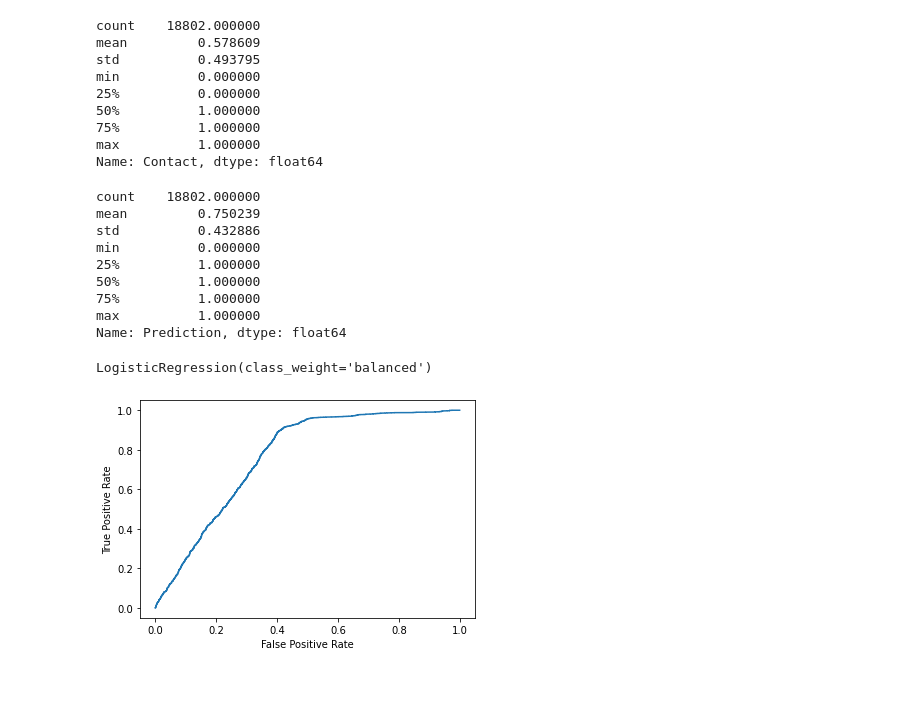
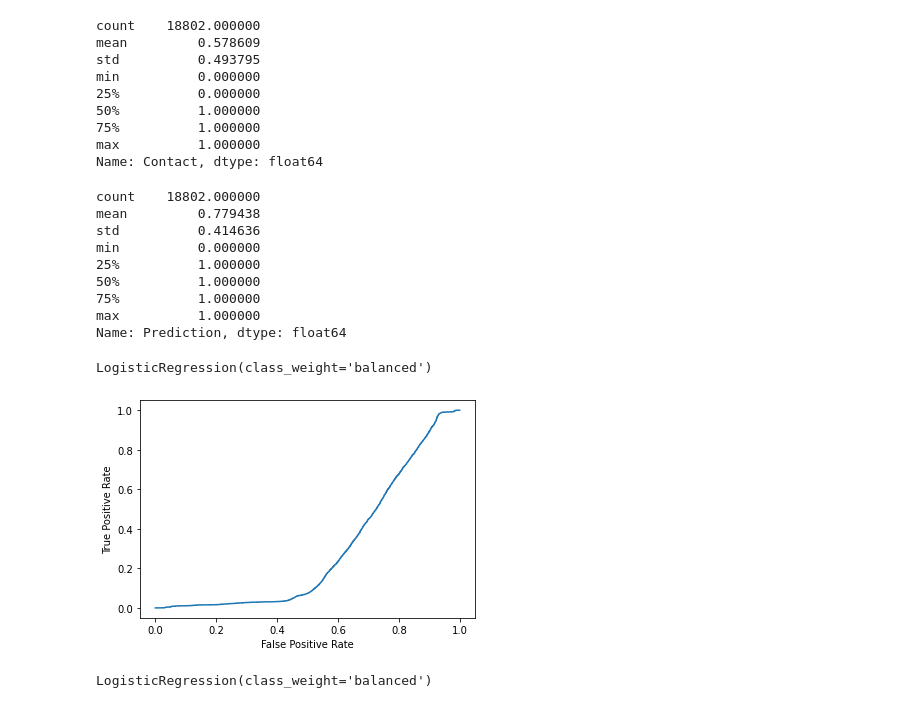
Before and after one commit to lucasmarchd01/VideoFrameExtract, a Jupyter notebook: DataExploration.ipynb, the cells around one changed output. Cells and saved outputs as stored; diff of their text form; code cells hidden in the pictures.

```diff
--- a/DataExploration.ipynb
+++ b/DataExploration.ipynb
@@ -2,5 +2,6 @@
 import pandas as pd
 import matplotlib.pyplot as plt
 # %%
-df = pd.read_csv("C:\\Users\\Lucas\\Video Images\\Data\\NoNone_Compare_withdist.csv")
+df = pd.read_csv("C:\\Users\\Lucas\\Video Images\\Data\\NoNone_Compare_withnegdist.csv")
+df4 = pd.read_csv("C:\\Users\\Lucas\\Video Images\\Data\\NoNone_Compare_withdist.csv")
 # %%
@@ -121,8 +136,8 @@ Name: Contact, dtype: float64
 df["Prediction"].describe()
 # %% [output]
 count    18802.000000
-mean         0.750239
-std          0.432886
+mean         0.779438
+std          0.414636
 min          0.000000
 25%          1.000000
 50%          1.000000
@@ -161,14 +175,29 @@ log_regression.fit(X_train,y_train)
 LogisticRegression(class_weight='balanced')
 # %%
 #define metrics
-y_pred_proba = log_regression.predict_proba(X_test)[::,1]
-fpr, tpr, thresholds = metrics.roc_curve(y_test,  y_pred_proba)
-y_pred = log_regression.predict(X_test)
+y_pred_proba = log_regression.predict_proba(X)[::,1]
+fpr, tpr, thresholds = metrics.roc_curve(y, X)
+y_pred = log_regression.predict(X)
 
 #create ROC curve
 plt.plot(fpr,tpr)
 plt.ylabel('True Positive Rate')
 plt.xlabel('False Positive Rate')
 plt.show()
 # %% [output]
-[figure, old version]
+[figure, new version]
+# %%
+#define the predictor variables and the response variable
+X2 = df4[['Distance']]
+y2 = df4['Contact']
+
+#split the dataset into training (70%) and testing (30%) sets
+X_train2,X_test2,y_train2,y_test2 = train_test_split(X2,y2,test_size=0.3,random_state=0)
+
+#instantiate the model
+log_regression2 = LogisticRegression(class_weight='balanced')
+
+#fit the model using the training data
+log_regression2.fit(X_train,y_train)
+# %% [output]
+LogisticRegression(class_weight='balanced')
```
Also changed, not shown: parts of 52 cells of this notebook, 2 other files.
